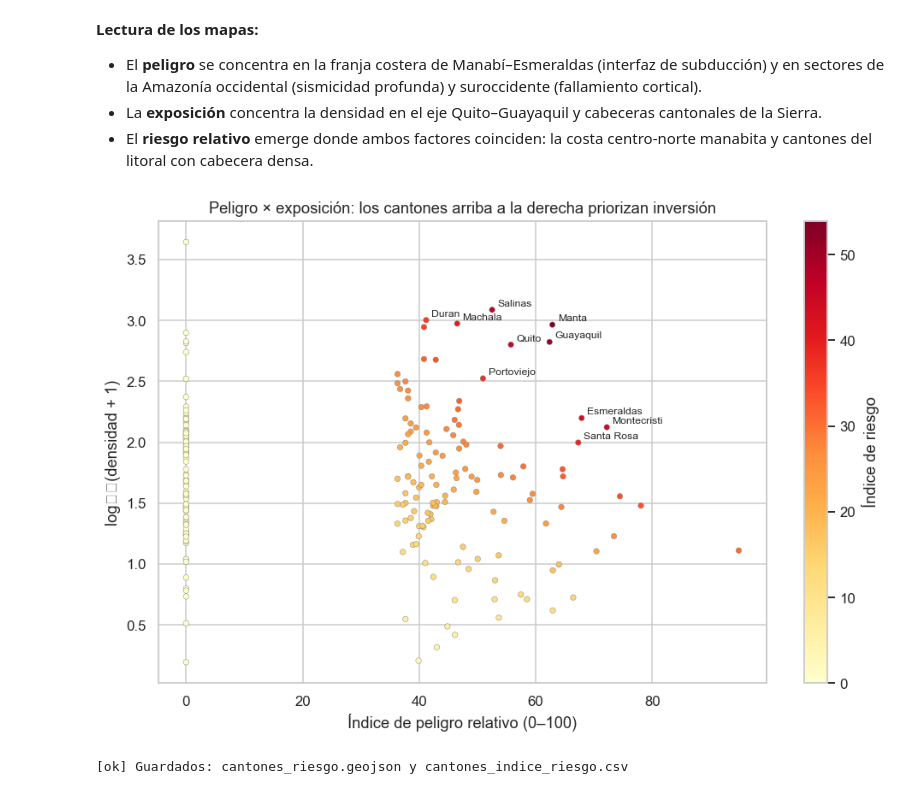
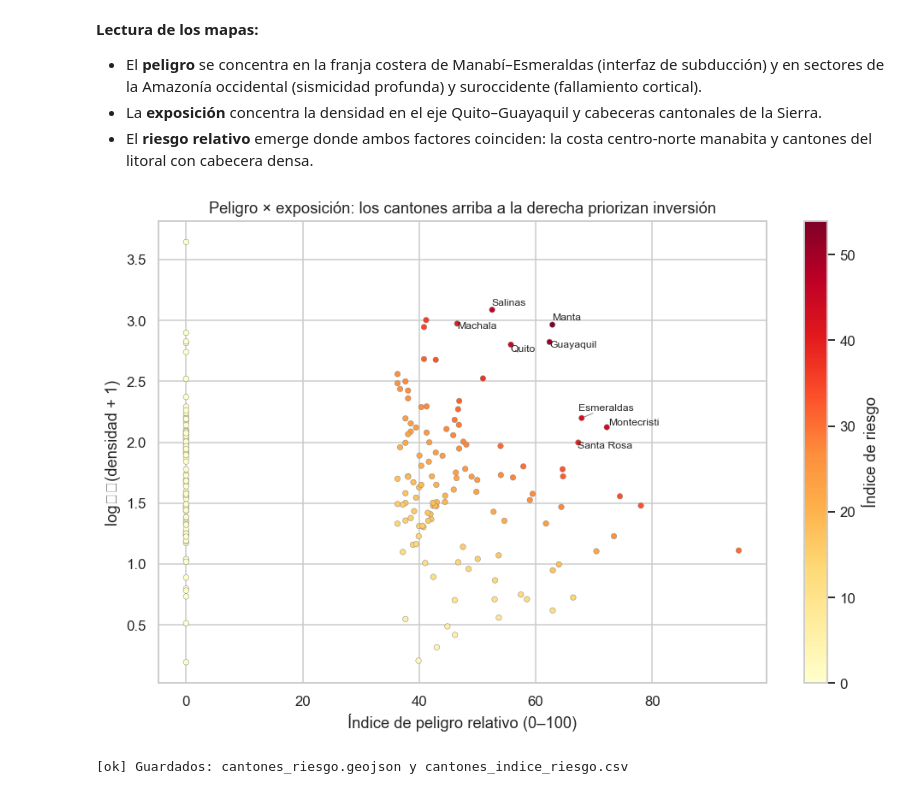
Before and after one commit to jordanvt18/riesgo-sismico-ecuador, a Jupyter notebook: notebooks/04_modeling_peligro_exposicion.ipynb, the cells around one changed output. Drawn from its saved outputs; the diff is of its cells as text; code cells hidden in the pictures.

```diff
--- a/notebooks/04_modeling_peligro_exposicion.ipynb
+++ b/notebooks/04_modeling_peligro_exposicion.ipynb
@@ -140,21 +140,31 @@ plt.show()
 # %%
 # --- Figura: peligro vs exposición con los cantones destacados ---
 fig, eje = plt.subplots(figsize=(9, 6))
 con_datos = base[(base["poblacion_2022"] > 0)]
 eje.scatter(con_datos["indice_peligro"], np.log10(con_datos["densidad_hab_km2"] + 1),
             s=18, c=con_datos["indice_riesgo"], cmap="YlOrRd", edgecolor="grey", lw=0.3)
-for _, fila in base.nlargest(10, "indice_riesgo").iterrows():
-    eje.annotate(fila["canton"], (fila["indice_peligro"], np.log10(fila["densidad_hab_km2"] + 1)),
-                 fontsize=8, xytext=(4, 3), textcoords="offset points")
+# Etiquetas sin colisión: adjustText las reubica automáticamente si está instalada
+destacados = base.nlargest(8, "indice_riesgo")
+try:
+    from adjustText import adjust_text
+    textos = [plt.text(f.indice_peligro, np.log10(f.densidad_hab_km2 + 1), f.canton, fontsize=8)
+              for f in destacados.itertuples()]
+    adjust_text(textos, expand_axes=True,
+                arrowprops=dict(arrowstyle="-", color="grey", lw=0.6))
+except ImportError:
+    for _, fila in destacados.iterrows():
+        eje.annotate(fila["canton"], (fila["indice_peligro"], np.log10(fila["densidad_hab_km2"] + 1)),
+                     fontsize=8, xytext=(4, 3), textcoords="offset points",
+                     bbox=dict(facecolor="white", edgecolor="none", alpha=0.7, pad=0.5))
 eje.set_xlabel("Índice de peligro relativo (0–100)")
 eje.set_ylabel("log₁₀(densidad + 1)")
 eje.set_title("Peligro × exposición: los cantones arriba a la derecha priorizan inversión")
 plt.colorbar(eje.collections[0], ax=eje, label="Índice de riesgo")
 plt.tight_layout()
 plt.savefig(FIG / "04_peligro_vs_exposicion.png", bbox_inches="tight")
 plt.show()
 # %% [output]
-[figure, old version]
+[figure, new version]
 # %%
 # --- Guardamos el dataset final con los índices ---
 base.to_file("data/processed/cantones_riesgo.geojson", driver="GeoJSON")
```
Also changed, not shown: 13 other files.
